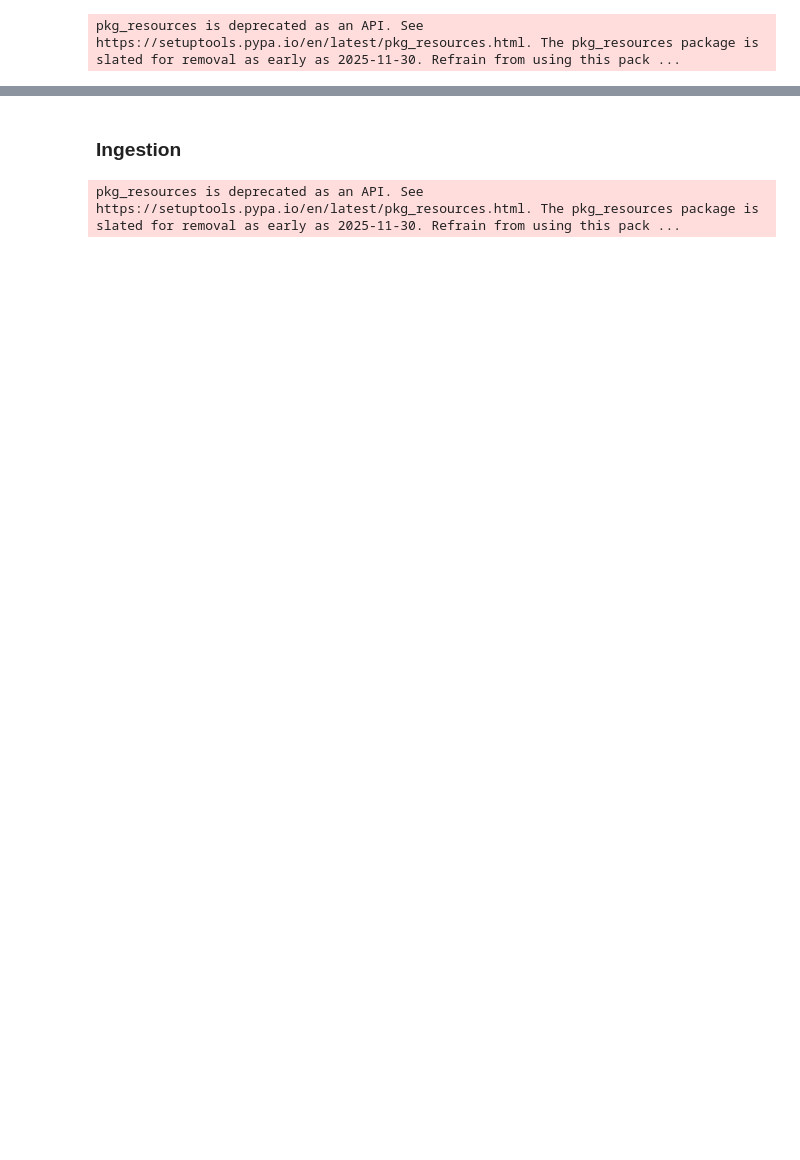
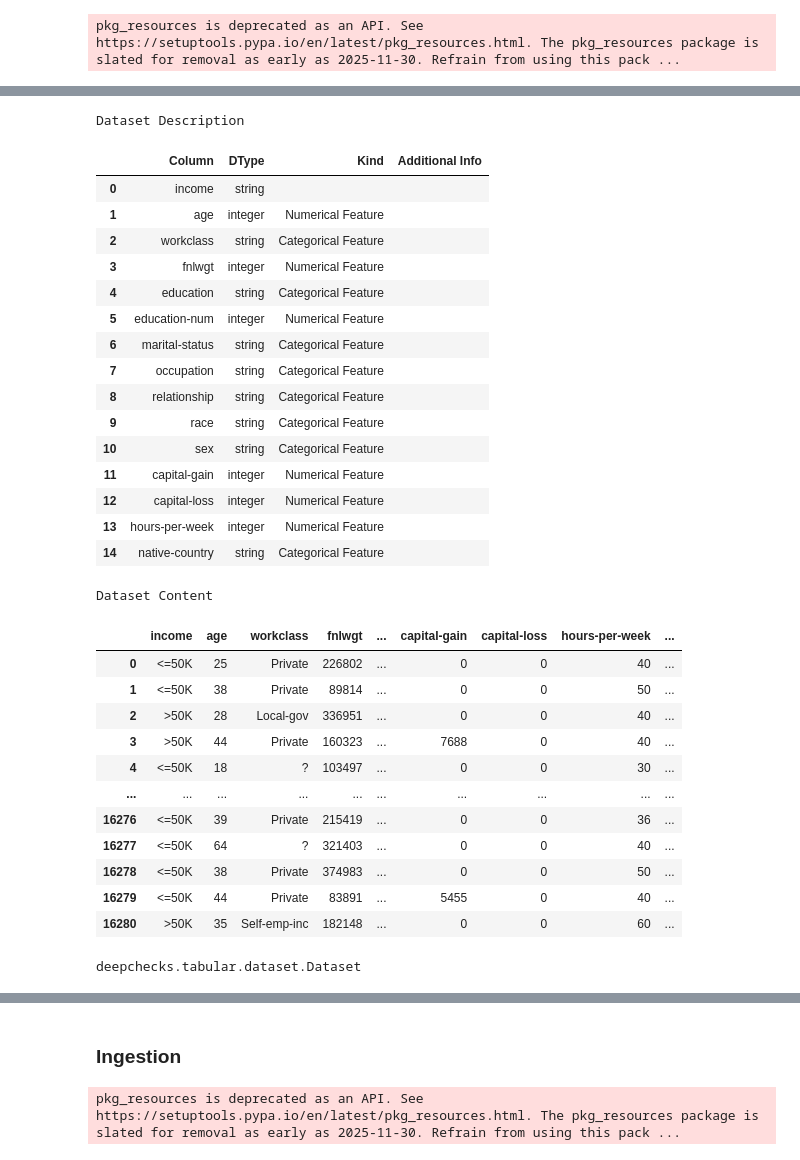
Before and after one commit to elgenio123/deepfix, a Jupyter notebook: examples/dataset_analysis.ipynb, the cells around one changed output, grey strips where cells are left out. Drawn from its saved outputs; the diff is of its cells as text; code cells hidden in the pictures; blank space fills up the shorter version.

```diff
--- a/examples/dataset_analysis.ipynb
+++ b/examples/dataset_analysis.ipynb
@@ -6,0 +57,37 @@ client = DeepFixClient(api_url="http://localhost:8844",timeout=120)
+# %%
+test
+# %% [output]
+Dataset Description
+|  | Column | DType | Kind | Additional Info |
+| 0 | income | string |  |  |
+| 1 | age | integer | Numerical Feature |  |
+| 2 | workclass | string | Categorical Feature |  |
+| 3 | fnlwgt | integer | Numerical Feature |  |
+| 4 | education | string | Categorical Feature |  |
+| 5 | education-num | integer | Numerical Feature |  |
+| 6 | marital-status | string | Categorical Feature |  |
+| 7 | occupation | string | Categorical Feature |  |
+| 8 | relationship | string | Categorical Feature |  |
+| 9 | race | string | Categorical Feature |  |
+| 10 | sex | string | Categorical Feature |  |
+| 11 | capital-gain | integer | Numerical Feature |  |
+| 12 | capital-loss | integer | Numerical Feature |  |
+| 13 | hours-per-week | integer | Numerical Feature |  |
+| 14 | native-country | string | Categorical Feature |  |
+Dataset Content
+|  | income | age | workclass | fnlwgt | ... | capital-gain | capital-loss | hours-per-week | ... |
+| 0 | <=50K | 25 | Private | 226802 | ... | 0 | 0 | 40 | ... |
+| 1 | <=50K | 38 | Private | 89814 | ... | 0 | 0 | 50 | ... |
+| 2 | >50K | 28 | Local-gov | 336951 | ... | 0 | 0 | 40 | ... |
+| 3 | >50K | 44 | Private | 160323 | ... | 7688 | 0 | 40 | ... |
+| 4 | <=50K | 18 | ? | 103497 | ... | 0 | 0 | 30 | ... |
+| ... | ... | ... | ... | ... | ... | ... | ... | ... | ... |
+| 16276 | <=50K | 39 | Private | 215419 | ... | 0 | 0 | 36 | ... |
+| 16277 | <=50K | 64 | ? | 321403 | ... | 0 | 0 | 40 | ... |
+| 16278 | <=50K | 38 | Private | 374983 | ... | 0 | 0 | 50 | ... |
+| 16279 | <=50K | 44 | Private | 83891 | ... | 5455 | 0 | 40 | ... |
+| 16280 | >50K | 35 | Self-emp-inc | 182148 | ... | 0 | 0 | 60 | ... |
+# %%
+type(train)
+# %% [output]
+deepchecks.tabular.dataset.Dataset
```
Also changed, not shown: parts of 22 cells of this notebook, 13 other files.
